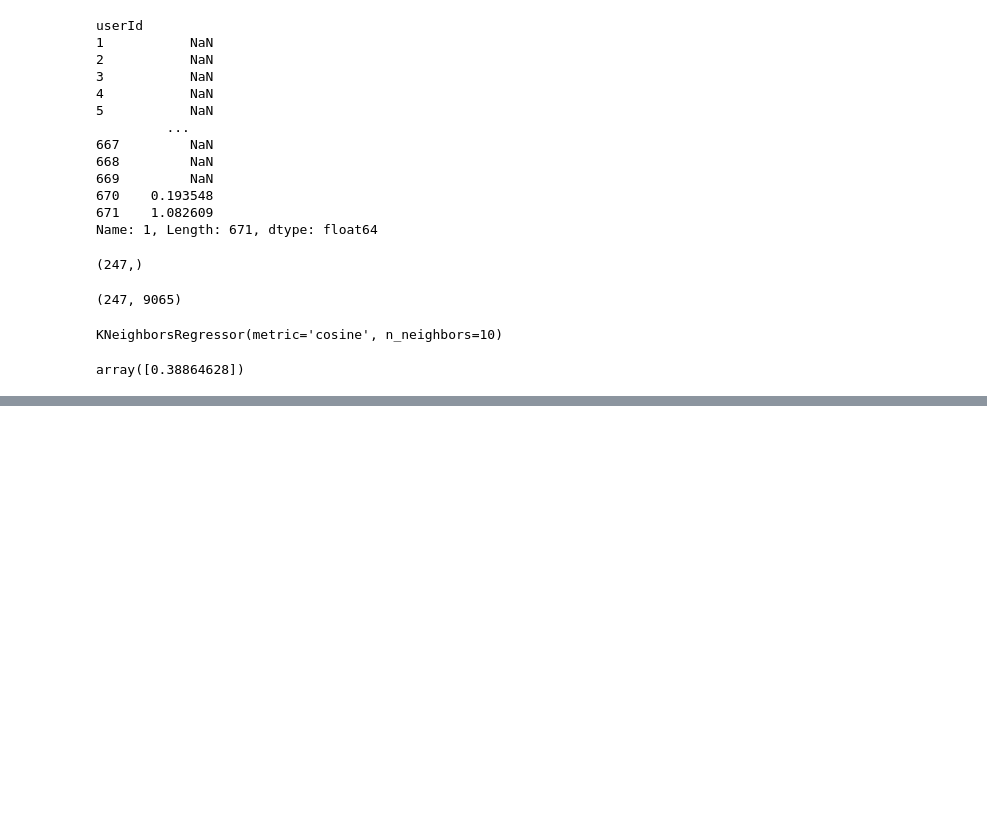
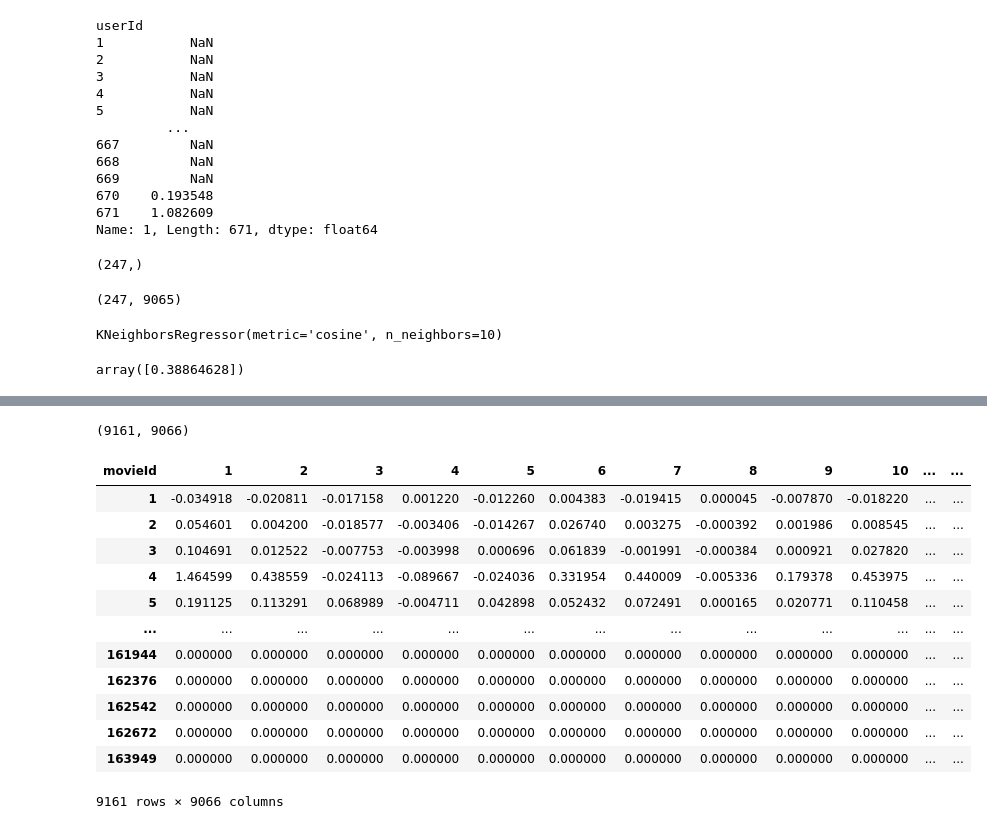
Before and after one commit to Belal-AI/Books-, a Jupyter notebook: Recommneder_systems.ipynb, the cells around one changed output, grey strips where cells are left out. Cells and saved outputs as stored; diff of their text form; code cells hidden in the pictures; blank space fills up the shorter version.

```diff
--- a/Recommneder_systems.ipynb
+++ b/Recommneder_systems.ipynb
@@ -659,0 +744,22 @@ array([0.38864628])
+# %%
+full_matrix=np.dot(p1,Vt)
+# %%
+full_matrix.shape
+# %% [output]
+(9161, 9066)
+# %%
+pd.DataFrame(full_matrix,index=user_item_data.index,columns=user_item_data.columns)
+# %% [output]
+| movieId | 1 | 2 | 3 | 4 | 5 | 6 | 7 | 8 | 9 | 10 | ... | ... |
+| 1 | -0.034918 | -0.020811 | -0.017158 | 0.001220 | -0.012260 | 0.004383 | -0.019415 | 0.000045 | -0.007870 | -0.018220 | ... | ... |
+| 2 | 0.054601 | 0.004200 | -0.018577 | -0.003406 | -0.014267 | 0.026740 | 0.003275 | -0.000392 | 0.001986 | 0.008545 | ... | ... |
+| 3 | 0.104691 | 0.012522 | -0.007753 | -0.003998 | 0.000696 | 0.061839 | -0.001991 | -0.000384 | 0.000921 | 0.027820 | ... | ... |
+| 4 | 1.464599 | 0.438559 | -0.024113 | -0.089667 | -0.024036 | 0.331954 | 0.440009 | -0.005336 | 0.179378 | 0.453975 | ... | ... |
+| 5 | 0.191125 | 0.113291 | 0.068989 | -0.004711 | 0.042898 | 0.052432 | 0.072491 | 0.000165 | 0.020771 | 0.110458 | ... | ... |
+| ... | ... | ... | ... | ... | ... | ... | ... | ... | ... | ... | ... | ... |
+| 161944 | 0.000000 | 0.000000 | 0.000000 | 0.000000 | 0.000000 | 0.000000 | 0.000000 | 0.000000 | 0.000000 | 0.000000 | ... | ... |
+| 162376 | 0.000000 | 0.000000 | 0.000000 | 0.000000 | 0.000000 | 0.000000 | 0.000000 | 0.000000 | 0.000000 | 0.000000 | ... | ... |
+| 162542 | 0.000000 | 0.000000 | 0.000000 | 0.000000 | 0.000000 | 0.000000 | 0.000000 | 0.000000 | 0.000000 | 0.000000 | ... | ... |
+| 162672 | 0.000000 | 0.000000 | 0.000000 | 0.000000 | 0.000000 | 0.000000 | 0.000000 | 0.000000 | 0.000000 | 0.000000 | ... | ... |
+| 163949 | 0.000000 | 0.000000 | 0.000000 | 0.000000 | 0.000000 | 0.000000 | 0.000000 | 0.000000 | 0.000000 | 0.000000 | ... | ... |
+9161 rows × 9066 columns
```
Also changed, not shown: parts of 21 cells of this notebook.
